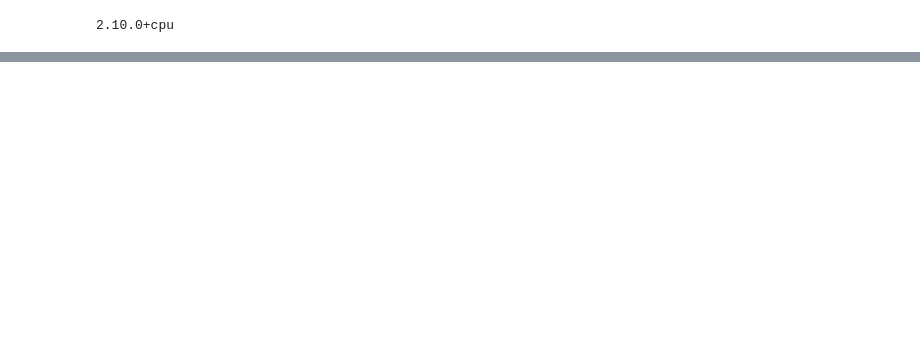
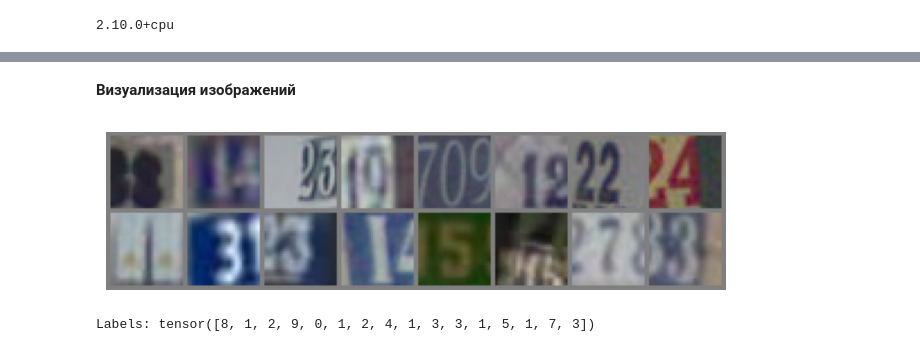
Before and after one commit to sofyak0zyreva/ml-course, a Jupyter notebook: homework/Untitled1.ipynb, the cells around one changed output, grey strips where cells are left out. Saved outputs shown, nothing was run; the diff lists cells and outputs as text; code cells hidden in the pictures; blank space fills up the shorter version.

```diff
--- a/homework/Untitled1.ipynb
+++ b/homework/Untitled1.ipynb
@@ -27,0 +113,23 @@ print(torch.__version__)
+# %% [markdown]
+**Визуализация изображений**
+# %%
+import matplotlib.pyplot as plt
+import numpy as np
+
+def show_batch(images, labels):
+    images = images / 2 + 0.5  # денормализация
+    npimg = images.numpy()
+
+    plt.figure(figsize=(8, 4))
+    plt.imshow(np.transpose(npimg, (1, 2, 0)))
+    plt.axis('off')
+    plt.show()
+
+images, labels = next(iter(train_loader))
+labels = labels % 10
+
+show_batch(torchvision.utils.make_grid(images[:16]), labels[:16])
+print("Labels:", labels[:16])
+# %% [output]
+[figure, added]
+Labels: tensor([8, 1, 2, 9, 0, 1, 2, 4, 1, 3, 3, 1, 5, 1, 7, 3])
```
Also changed, not shown: parts of 10 cells of this notebook.
